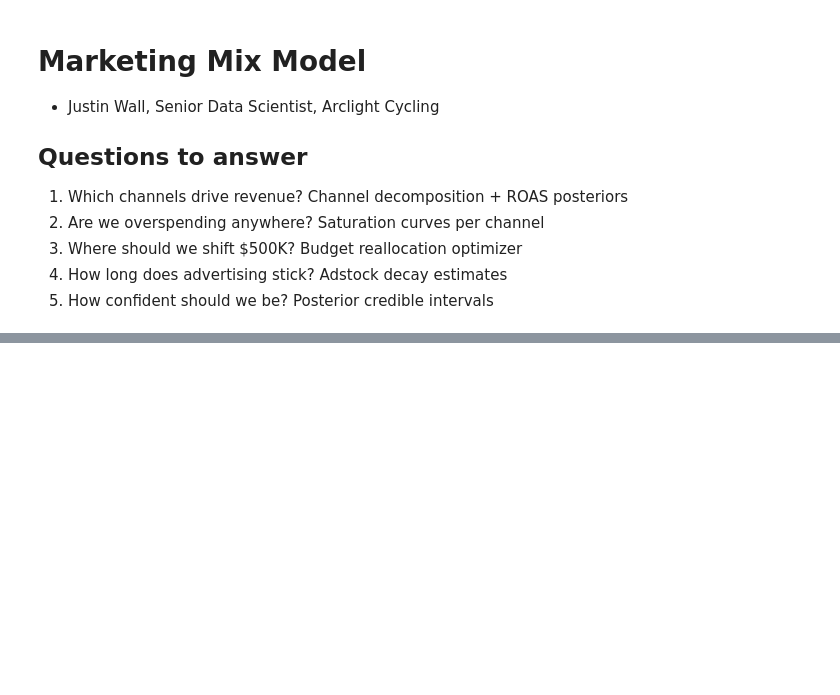
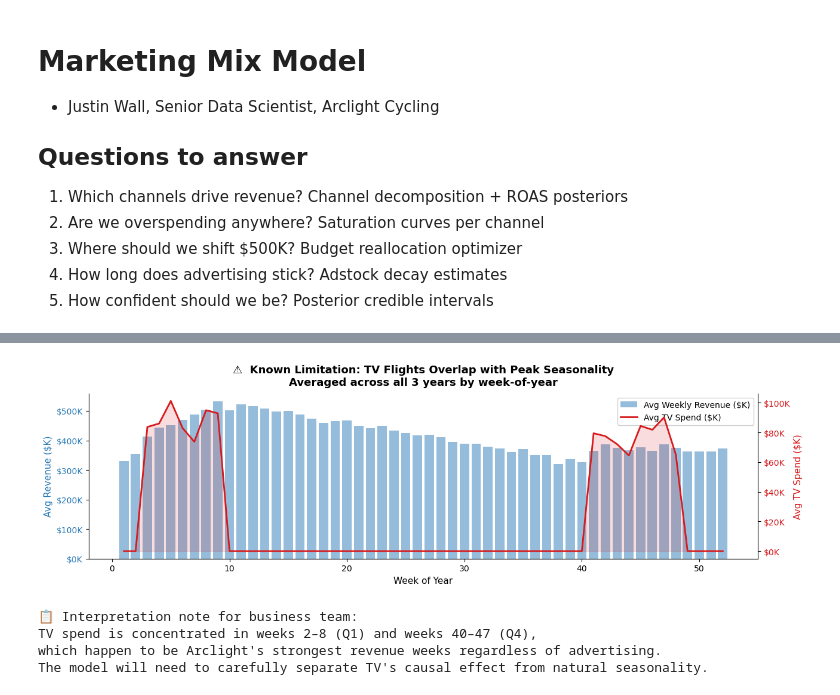
Before and after one commit to jwalluww/MarketingScience, a Jupyter notebook: mmm-bayesian/notebooks/marketing_mix_model_bayesian.ipynb, the cells around one changed output, grey strips where cells are left out. Saved outputs shown, nothing was run; the diff lists cells and outputs as text; code cells hidden in the pictures; blank space fills up the shorter version.

```diff
--- a/mmm-bayesian/notebooks/marketing_mix_model_bayesian.ipynb
+++ b/mmm-bayesian/notebooks/marketing_mix_model_bayesian.ipynb
@@ -161,0 +292,47 @@ Mean weekly total spend: $76,322
+# %%
+# ── Cell 5: Honest Limitation — TV vs Seasonality Overlap ─────────────────────
+df["week_of_year"] = df.week.dt.isocalendar().week.astype(int)
+avg_by_week = df.groupby("week_of_year")[["revenue", "spend_tv"]].mean()
+
+fig, ax1 = plt.subplots(figsize=(13, 4))
+
+ax1.bar(avg_by_week.index, avg_by_week.revenue / 1e3,
+        color="#2c7bb6", alpha=0.5, label="Avg Weekly Revenue ($K)")
+ax1.set_ylabel("Avg Revenue ($K)", color="#2c7bb6")
+ax1.tick_params(axis="y", labelcolor="#2c7bb6")
+ax1.yaxis.set_major_formatter(mticker.FuncFormatter(lambda x, _: f"${x:,.0f}K"))
+
+ax2 = ax1.twinx()
+ax2.plot(avg_by_week.index, avg_by_week.spend_tv / 1e3,
+         color="#d7191c", lw=2, label="Avg TV Spend ($K)")
+ax2.fill_between(avg_by_week.index, avg_by_week.spend_tv / 1e3,
+                 alpha=0.15, color="#d7191c")
+ax2.set_ylabel("Avg TV Spend ($K)", color="#d7191c")
+ax2.tick_params(axis="y", labelcolor="#d7191c")
+ax2.yaxis.set_major_formatter(mticker.FuncFormatter(lambda x, _: f"${x:,.0f}K"))
+ax2.spines["right"].set_visible(True)
+
+lines1, labels1 = ax1.get_legend_handles_labels()
+lines2, labels2 = ax2.get_legend_handles_labels()
+ax1.legend(lines1 + lines2, labels1 + labels2, loc="upper right", framealpha=0.9)
+
+ax1.set_title(
+    "⚠️  Known Limitation: TV Flights Overlap with Peak Seasonality\n"
+    "Averaged across all 3 years by week-of-year",
+    fontweight="bold", pad=10
+)
+ax1.set_xlabel("Week of Year")
+fig.tight_layout()
+plt.savefig("04_tv_seasonality_overlap.png", dpi=150, bbox_inches="tight")
+plt.show()
+
+print("\n📋 Interpretation note for business team:")
+print("TV spend is concentrated in weeks 2–8 (Q1) and weeks 40–47 (Q4),")
+print("which happen to be Arclight's strongest revenue weeks regardless of advertising.")
+print("The model will need to carefully separate TV's causal effect from natural seasonality.")
+# %% [output]
+[figure, added]
+📋 Interpretation note for business team:
+TV spend is concentrated in weeks 2–8 (Q1) and weeks 40–47 (Q4),
+which happen to be Arclight's strongest revenue weeks regardless of advertising.
+The model will need to carefully separate TV's causal effect from natural seasonality.
```
Also changed, not shown: parts of 23 cells of this notebook, 9 other files.
